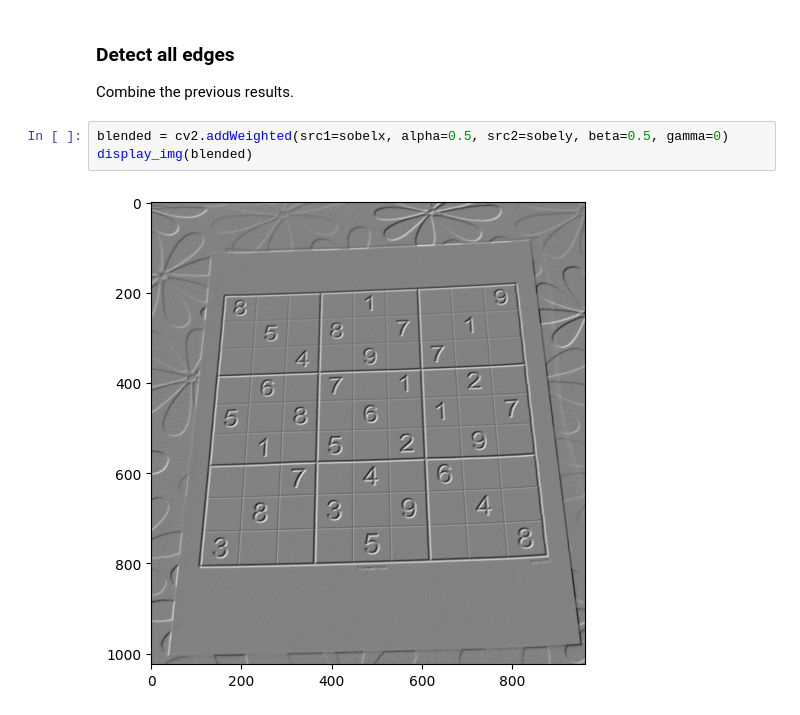
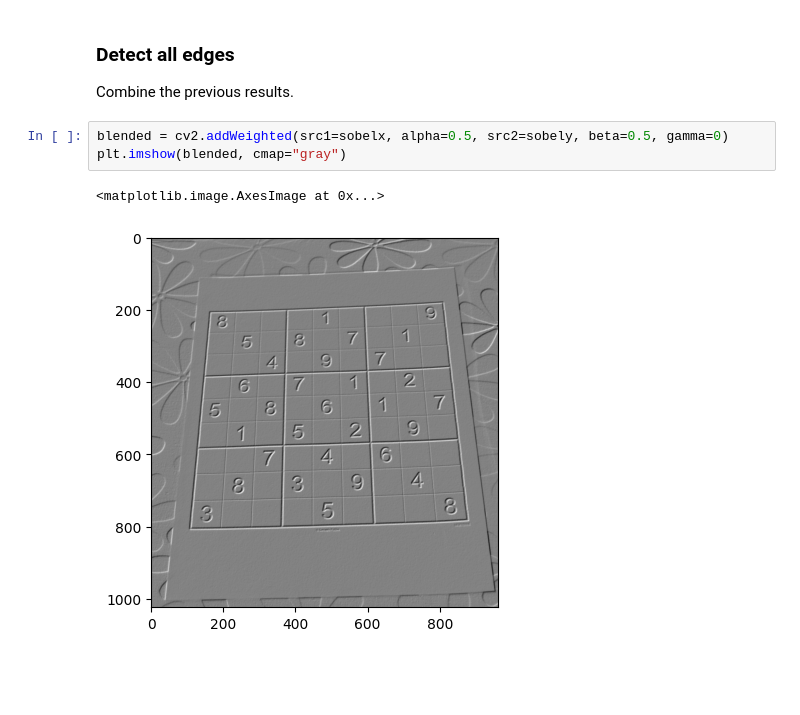
Before and after one commit to hasan-alper/opencv-notes, a Jupyter notebook: 02-IMAGE-PROCESSING/2.6-gradients.ipynb, the cells around one changed output. Saved outputs shown, nothing was run; the diff lists cells and outputs as text; blank space fills up the shorter version.

```diff
--- a/02-IMAGE-PROCESSING/2.6-gradients.ipynb
+++ b/02-IMAGE-PROCESSING/2.6-gradients.ipynb
@@ -44,6 +80,7 @@ display_img(sobely)
 Combine the previous results.
 # %%
 blended = cv2.addWeighted(src1=sobelx, alpha=0.5, src2=sobely, beta=0.5, gamma=0)
-display_img(blended)
+plt.imshow(blended, cmap="gray")
 # %% [output]
+<matplotlib.image.AxesImage at 0x...>
-[figure, old version]
+[figure, new version]
```
Also changed, not shown: parts of 13 cells of this notebook, 1 other file.
